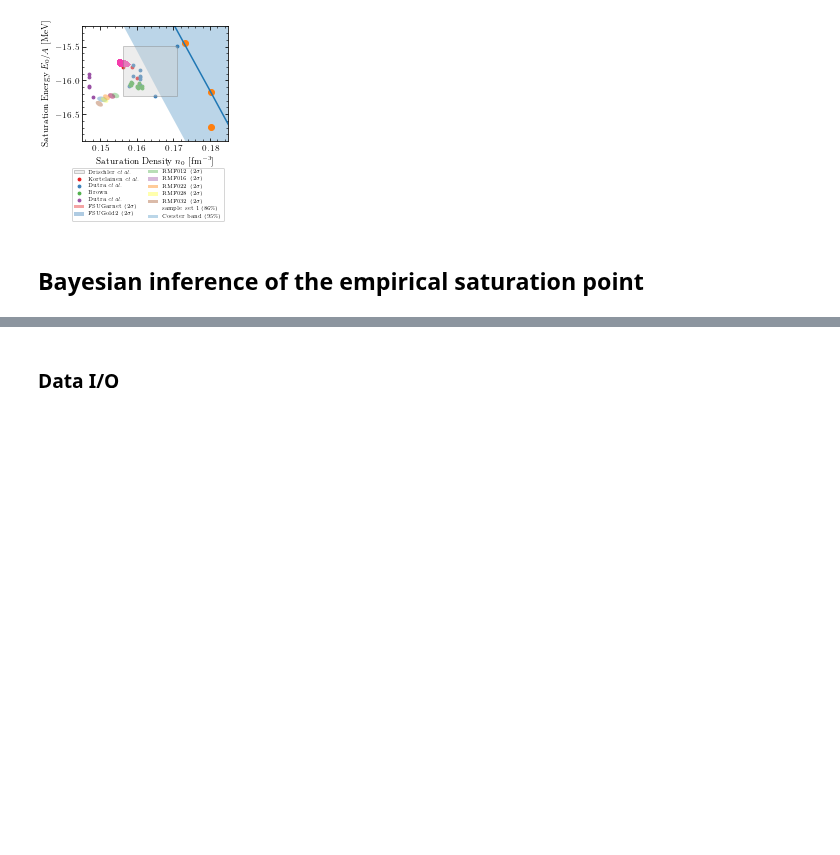
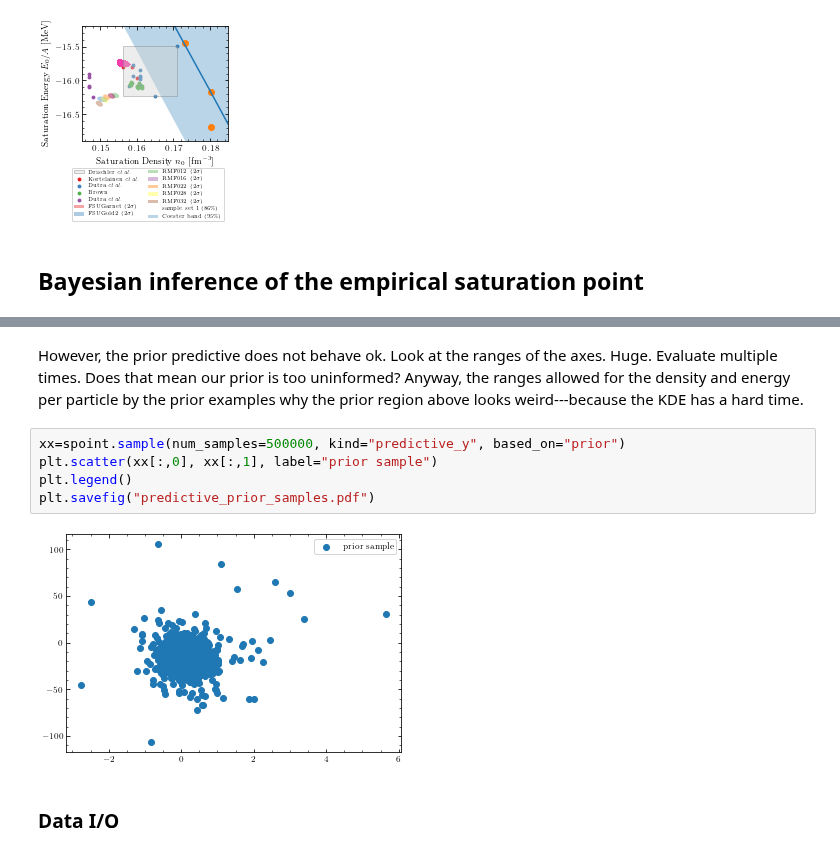
Before and after one commit to cdrischler/nuclear_saturation, a Jupyter notebook: saturation_analysis.ipynb, the cells around one changed output, grey strips where cells are left out. Drawn from its saved outputs; the diff is of its cells as text; blank space fills up the shorter version.

```diff
--- a/saturation_analysis.ipynb
+++ b/saturation_analysis.ipynb
@@ -462,3 +494,12 @@ True
+# %% [markdown]
+However, the prior predictive does not behave ok. Look at the ranges of the axes. Huge. Evaluate multiple times. Does that mean our prior is too uninformed? Anyway, the ranges allowed for the density and energy per particle by the prior examples why the prior region above looks weird---because the KDE has a hard time.
+# %%
+xx=spoint.sample(num_samples=500000, kind="predictive_y", based_on="prior")
+plt.scatter(xx[:,0], xx[:,1], label="prior sample")
+plt.legend()
+plt.savefig("predictive_prior_samples.pdf")
+# %% [output]
+[figure, added]
 # %% [markdown]
 ### Data I/O
 # %%
```
Also changed, not shown: parts of 6 cells of this notebook.
